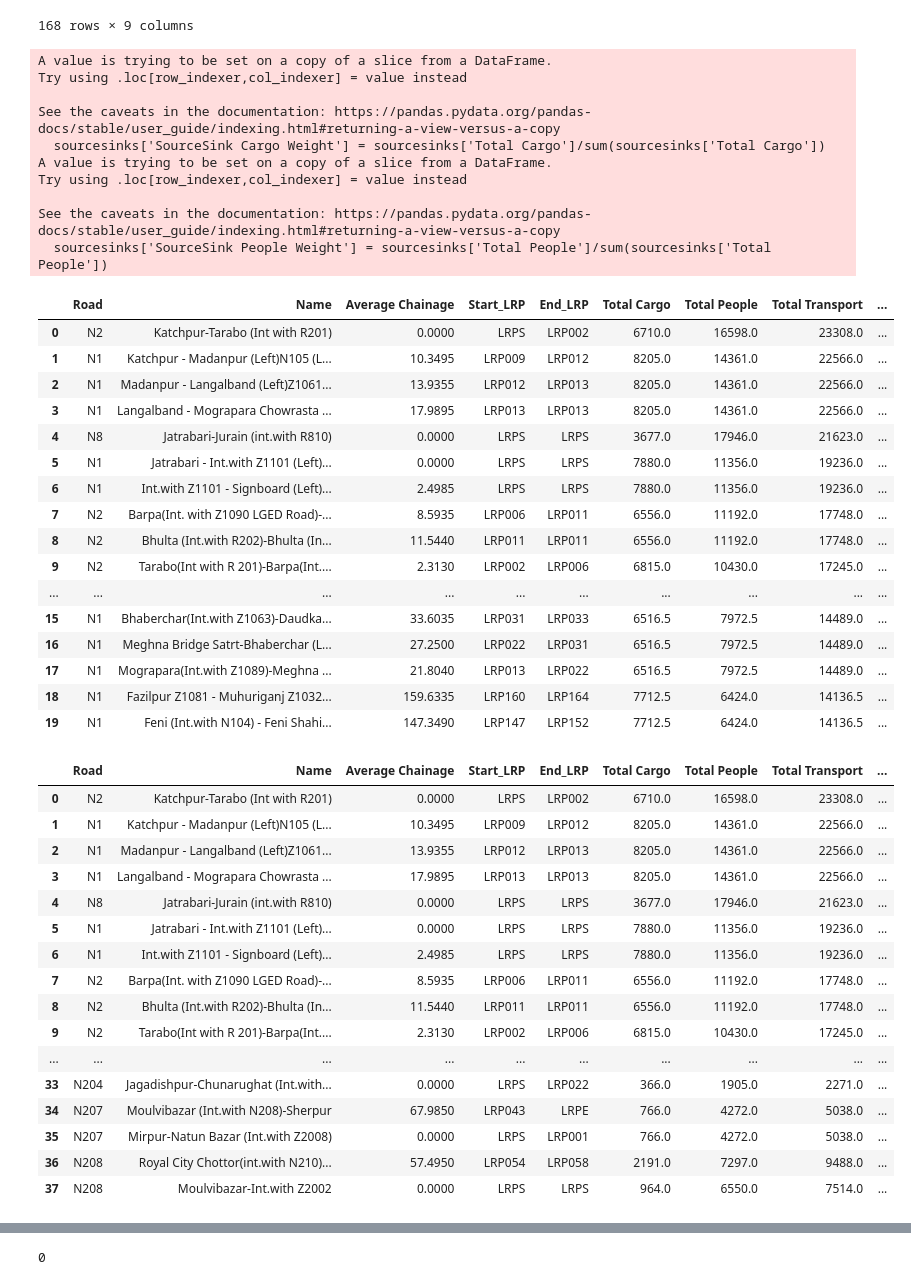
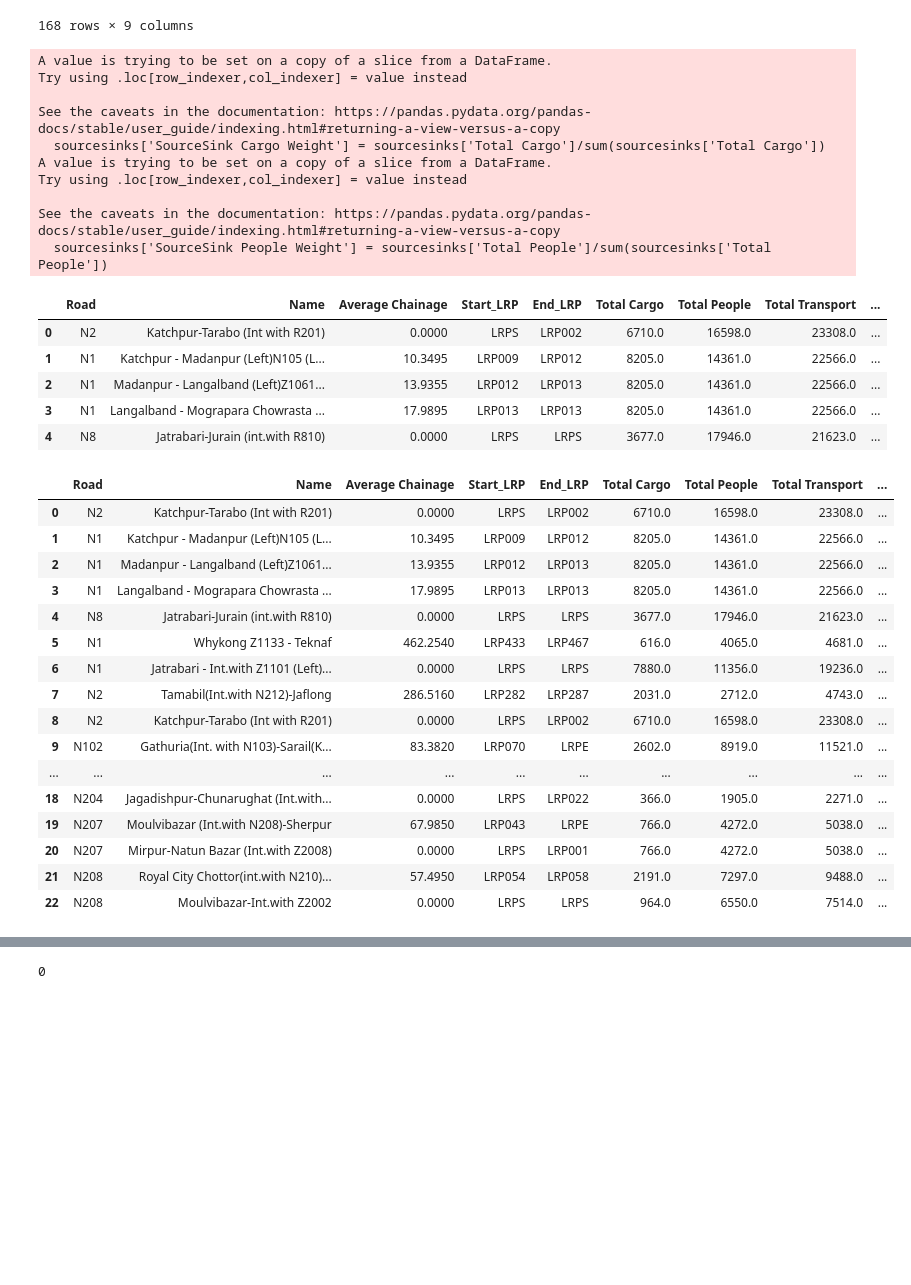
Before and after one commit to mlmoleman/EPA133A-G07-A4, a Jupyter notebook: notebooks/determine_sourcesinks.ipynb, the cells around one changed output, grey strips where cells are left out. Drawn from its saved outputs; the diff is of its cells as text; code cells hidden in the pictures; blank space fills up the shorter version.

Commit message:
Reduced the number of extra sourcesinks from 20 to 5. We now have 21 sourcesinks in total

```diff
--- a/notebooks/determine_sourcesinks.ipynb
+++ b/notebooks/determine_sourcesinks.ipynb
@@ -29,36 +29,25 @@ def determine_sourcesinks(df, n_sourcesinks):
     sourcesinks['SourceSink People Weight'] = sourcesinks['Total People']/sum(sourcesinks['Total People'])
     return sourcesinks
 # %%
-sourcesinks = determine_sourcesinks(df, 20)
+sourcesinks = determine_sourcesinks(df, 5)
 sourcesinks
 # %% [output]
 A value is trying to be set on a copy of a slice from a DataFrame.
 Try using .loc[row_indexer,col_indexer] = value instead
 
 See the caveats in the documentation: https://pandas.pydata.org/pandas-docs/stable/user_guide/indexing.html#returning-a-view-versus-a-copy
   sourcesinks['SourceSink Cargo Weight'] = sourcesinks['Total Cargo']/sum(sourcesinks['Total Cargo'])
 A value is trying to be set on a copy of a slice from a DataFrame.
 Try using .loc[row_indexer,col_indexer] = value instead
 
 See the caveats in the documentation: https://pandas.pydata.org/pandas-docs/stable/user_guide/indexing.html#returning-a-view-versus-a-copy
   sourcesinks['SourceSink People Weight'] = sourcesinks['Total People']/sum(sourcesinks['Total People'])
 |  | Road | Name | Average Chainage | Start_LRP | End_LRP | Total Cargo | Total People | Total Transport | ... |
 | 0 | N2 | Katchpur-Tarabo (Int with R201) | 0.0000 | LRPS | LRP002 | 6710.0 | 16598.0 | 23308.0 | ... |
 | 1 | N1 | Katchpur - Madanpur (Left)N105 (L... | 10.3495 | LRP009 | LRP012 | 8205.0 | 14361.0 | 22566.0 | ... |
 | 2 | N1 | Madanpur - Langalband (Left)Z1061... | 13.9355 | LRP012 | LRP013 | 8205.0 | 14361.0 | 22566.0 | ... |
 | 3 | N1 | Langalband - Mograpara Chowrasta ... | 17.9895 | LRP013 | LRP013 | 8205.0 | 14361.0 | 22566.0 | ... |
 | 4 | N8 | Jatrabari-Jurain (int.with R810) | 0.0000 | LRPS | LRPS | 3677.0 | 17946.0 | 21623.0 | ... |
-| 5 | N1 | Jatrabari - Int.with Z1101 (Left)... | 0.0000 | LRPS | LRPS | 7880.0 | 11356.0 | 19236.0 | ... |
-| 6 | N1 | Int.with Z1101 - Signboard (Left)... | 2.4985 | LRPS | LRPS | 7880.0 | 11356.0 | 19236.0 | ... |
-| 7 | N2 | Barpa(Int. with Z1090 LGED Road)-... | 8.5935 | LRP006 | LRP011 | 6556.0 | 11192.0 | 17748.0 | ... |
-| 8 | N2 | Bhulta (Int.with R202)-Bhulta (In... | 11.5440 | LRP011 | LRP011 | 6556.0 | 11192.0 | 17748.0 | ... |
-| 9 | N2 | Tarabo(Int with R 201)-Barpa(Int.... | 2.3130 | LRP002 | LRP006 | 6815.0 | 10430.0 | 17245.0 | ... |
-| ... | ... | ... | ... | ... | ... | ... | ... | ... | ... |
-| 15 | N1 | Bhaberchar(Int.with Z1063)-Daudka... | 33.6035 | LRP031 | LRP033 | 6516.5 | 7972.5 | 14489.0 | ... |
-| 16 | N1 | Meghna Bridge Satrt-Bhaberchar (L... | 27.2500 | LRP022 | LRP031 | 6516.5 | 7972.5 | 14489.0 | ... |
-| 17 | N1 | Mograpara(Int.with Z1089)-Meghna ... | 21.8040 | LRP013 | LRP022 | 6516.5 | 7972.5 | 14489.0 | ... |
-| 18 | N1 | Fazilpur Z1081 - Muhuriganj Z1032... | 159.6335 | LRP160 | LRP164 | 7712.5 | 6424.0 | 14136.5 | ... |
-| 19 | N1 | Feni (Int.with N104) - Feni Shahi... | 147.3490 | LRP147 | LRP152 | 7712.5 | 6424.0 | 14136.5 | ... |
 # %%
 # get roads
 roads = df['Road'].unique().tolist()
@@ -86,17 +75,17 @@ sourcesinks
 | 2 | N1 | Madanpur - Langalband (Left)Z1061... | 13.9355 | LRP012 | LRP013 | 8205.0 | 14361.0 | 22566.0 | ... |
 | 3 | N1 | Langalband - Mograpara Chowrasta ... | 17.9895 | LRP013 | LRP013 | 8205.0 | 14361.0 | 22566.0 | ... |
 | 4 | N8 | Jatrabari-Jurain (int.with R810) | 0.0000 | LRPS | LRPS | 3677.0 | 17946.0 | 21623.0 | ... |
-| 5 | N1 | Jatrabari - Int.with Z1101 (Left)... | 0.0000 | LRPS | LRPS | 7880.0 | 11356.0 | 19236.0 | ... |
-| 6 | N1 | Int.with Z1101 - Signboard (Left)... | 2.4985 | LRPS | LRPS | 7880.0 | 11356.0 | 19236.0 | ... |
-| 7 | N2 | Barpa(Int. with Z1090 LGED Road)-... | 8.5935 | LRP006 | LRP011 | 6556.0 | 11192.0 | 17748.0 | ... |
-| 8 | N2 | Bhulta (Int.with R202)-Bhulta (In... | 11.5440 | LRP011 | LRP011 | 6556.0 | 11192.0 | 17748.0 | ... |
-| 9 | N2 | Tarabo(Int with R 201)-Barpa(Int.... | 2.3130 | LRP002 | LRP006 | 6815.0 | 10430.0 | 17245.0 | ... |
+| 5 | N1 | Whykong Z1133 - Teknaf | 462.2540 | LRP433 | LRP467 | 616.0 | 4065.0 | 4681.0 | ... |
+| 6 | N1 | Jatrabari - Int.with Z1101 (Left)... | 0.0000 | LRPS | LRPS | 7880.0 | 11356.0 | 19236.0 | ... |
+| 7 | N2 | Tamabil(Int.with N212)-Jaflong | 286.5160 | LRP282 | LRP287 | 2031.0 | 2712.0 | 4743.0 | ... |
+| 8 | N2 | Katchpur-Tarabo (Int with R201) | 0.0000 | LRPS | LRP002 | 6710.0 | 16598.0 | 23308.0 | ... |
+| 9 | N102 | Gathuria(Int. with N103)-Sarail(K... | 83.3820 | LRP070 | LRPE | 2602.0 | 8919.0 | 11521.0 | ... |
 | ... | ... | ... | ... | ... | ... | ... | ... | ... | ... |
-| 33 | N204 | Jagadishpur-Chunarughat (Int.with... | 0.0000 | LRPS | LRP022 | 366.0 | 1905.0 | 2271.0 | ... |
-| 34 | N207 | Moulvibazar (Int.with N208)-Sherpur | 67.9850 | LRP043 | LRPE | 766.0 | 4272.0 | 5038.0 | ... |
-| 35 | N207 | Mirpur-Natun Bazar (Int.with Z2008) | 0.0000 | LRPS | LRP001 | 766.0 | 4272.0 | 5038.0 | ... |
-| 36 | N208 | Royal City Chottor(int.with N210)... | 57.4950 | LRP054 | LRP058 | 2191.0 | 7297.0 | 9488.0 | ... |
-| 37 | N208 | Moulvibazar-Int.with Z2002 | 0.0000 | LRPS | LRPS | 964.0 | 6550.0 | 7514.0 | ... |
+| 18 | N204 | Jagadishpur-Chunarughat (Int.with... | 0.0000 | LRPS | LRP022 | 366.0 | 1905.0 | 2271.0 | ... |
+| 19 | N207 | Moulvibazar (Int.with N208)-Sherpur | 67.9850 | LRP043 | LRPE | 766.0 | 4272.0 | 5038.0 | ... |
+| 20 | N207 | Mirpur-Natun Bazar (Int.with Z2008) | 0.0000 | LRPS | LRP001 | 766.0 | 4272.0 | 5038.0 | ... |
+| 21 | N208 | Royal City Chottor(int.with N210)... | 57.4950 | LRP054 | LRP058 | 2191.0 | 7297.0 | 9488.0 | ... |
+| 22 | N208 | Moulvibazar-Int.with Z2002 | 0.0000 | LRPS | LRPS | 964.0 | 6550.0 | 7514.0 | ... |
 # %%
 duplicates = sourcesinks[sourcesinks.duplicated(subset=['Road', 'Average Chainage'])]
 # %%
```
Also changed, not shown: parts of 3 cells of this notebook, 4 other files.
